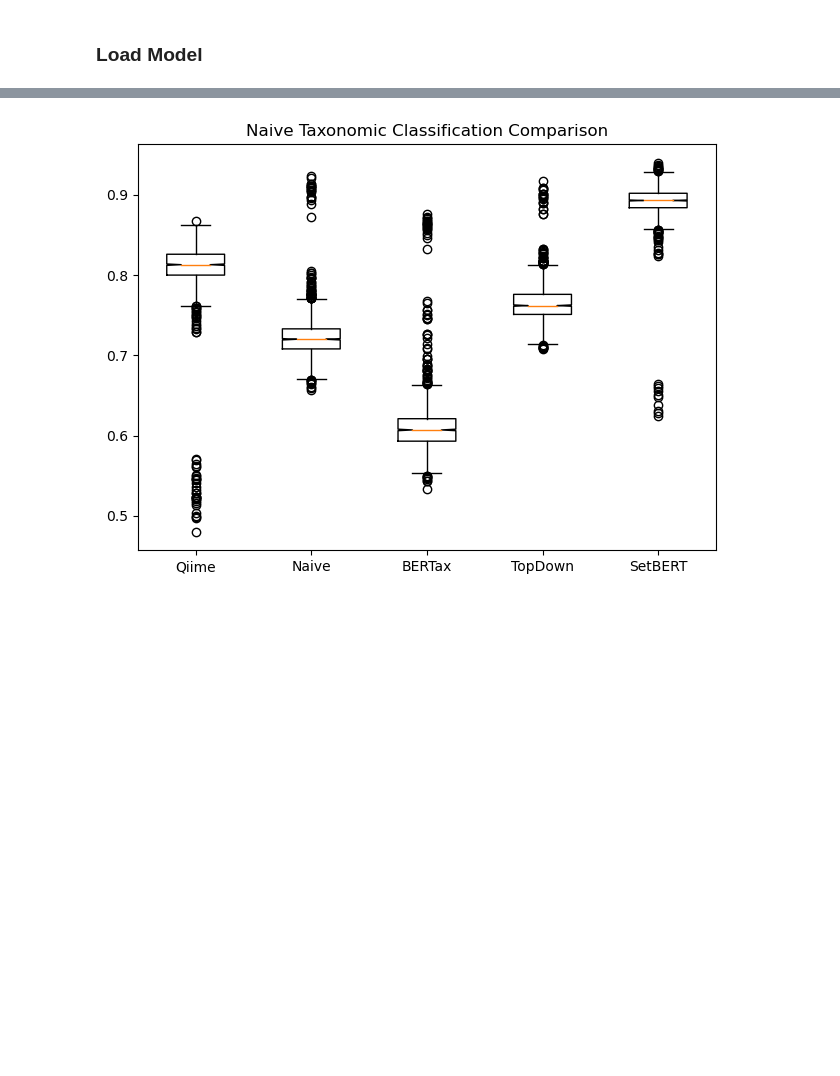
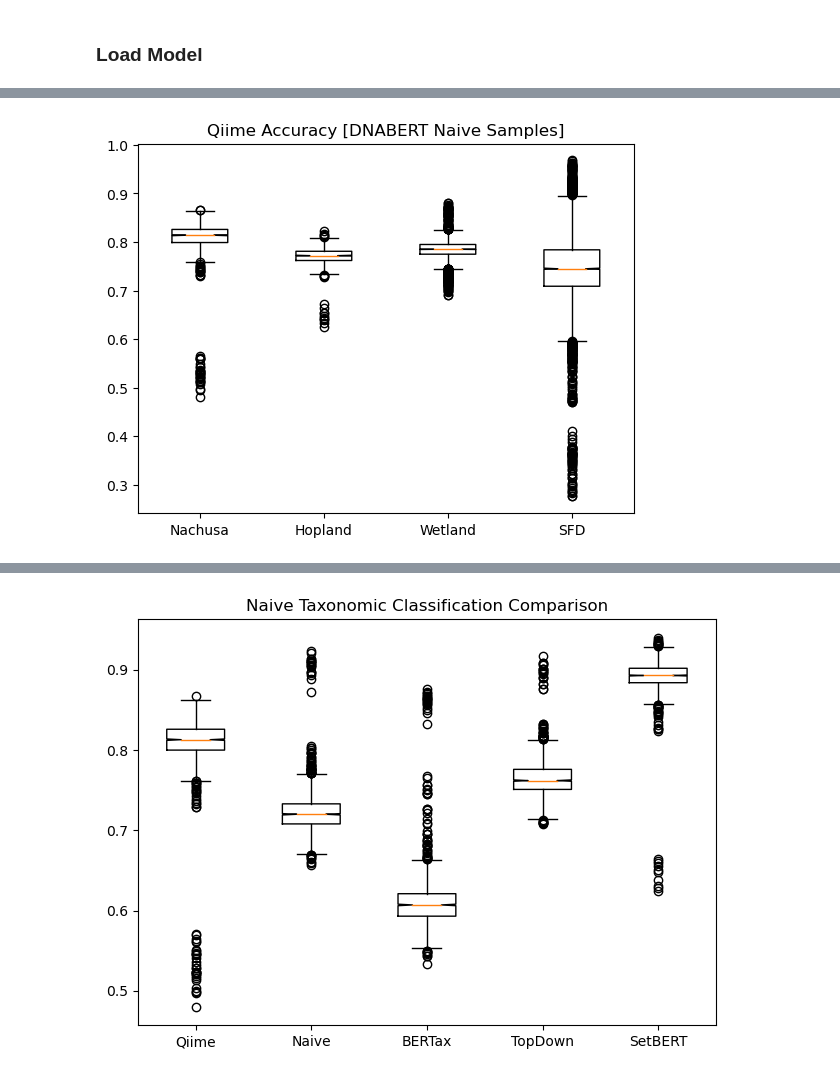
Before and after one commit to DLii-Research/setbert, a Jupyter notebook: notebooks/Qiime Classifier.ipynb, the cells around one changed output, grey strips where cells are left out. Saved outputs shown, nothing was run; the diff lists cells and outputs as text; code cells hidden in the pictures; blank space fills up the shorter version.

```diff
--- a/notebooks/Qiime Classifier.ipynb
+++ b/notebooks/Qiime Classifier.ipynb
@@ -103,7 +104,7 @@ def find_fastas_and_taxonomies(path: str):
             taxas.append(f)
     fastas.sort()
     taxas.sort()
-    return zip(fastas, taxas)
+    return list(zip(fastas, taxas))
 # %%
 def read_fasta_and_taxonomies(fasta_path, tax_path):
     fasta_file = open(fasta_path)
@@ -127,6 +128,3 @@ def read_fasta_and_taxonomies(fasta_path, tax_path):
 # %%
 # Extract the tar first...
 model = joblib.load(os.path.join(train_path, "classifier/sklearn_pipeline.pkl"))
-# %%
-files = list(find_fastas_and_taxonomies("/home/dwl2x/work/Datasets/Synthetic/Nachusa/test"))
-len(files)
@@ -135,11 +133,22 @@ len(files)
+# %%
+datasets = {
+    "Nachusa": find_fastas_and_taxonomies(f"/home/dwl2x/work/Datasets/Synthetic/Nachusa/{model_type}/test"),
+    "Hopland": find_fastas_and_taxonomies(f"/home/dwl2x/work/Datasets/Synthetic/Hopland/{model_type}/test"),
+    "Wetland": find_fastas_and_taxonomies(f"/home/dwl2x/work/Datasets/Synthetic/Wetland/{model_type}/test"),
+    "SFD": find_fastas_and_taxonomies(f"/home/dwl2x/work/Datasets/Synthetic/SFD/{model_type}/test"),
+}
 # %%
-t = time.time()
 def run(args):
     fasta_file, tax_file = args
     sequences, labels = read_fasta_and_taxonomies(fasta_file, tax_file)
     pred = model.predict(sequences)
     return np.sum(pred == labels) / len(labels)
-accuracies = process_map(run, files, max_workers=64)
-print(time.time() - t)
-accuracies = np.array(accuracies)
+dataset_accuracies = {}
+for dataset_name, files in datasets.items():
+    t = time.time()
+    print(dataset_name)
+    accuracies = process_map(run, files, max_workers=48)
+    accuracies = np.array(accuracies)
+    print(time.time() - t)
+    dataset_accuracies[dataset_name] = accuracies
 # %% [output]
@@ -169,0 +239,8 @@ np.savetxt("./logs/qiime_taxonomy_accuracy.txt", accuracies)
+# %%
+labels = list(dataset_accuracies.keys())
+accuracies = list(dataset_accuracies.values())
+plt.title("Qiime Accuracy [DNABERT Naive Samples]")
+plt.boxplot(accuracies, labels=labels, notch=True)
+plt.show()
+# %% [output]
+[figure, added]
```
Also changed, not shown: parts of 24 cells of this notebook, 5 other files.
